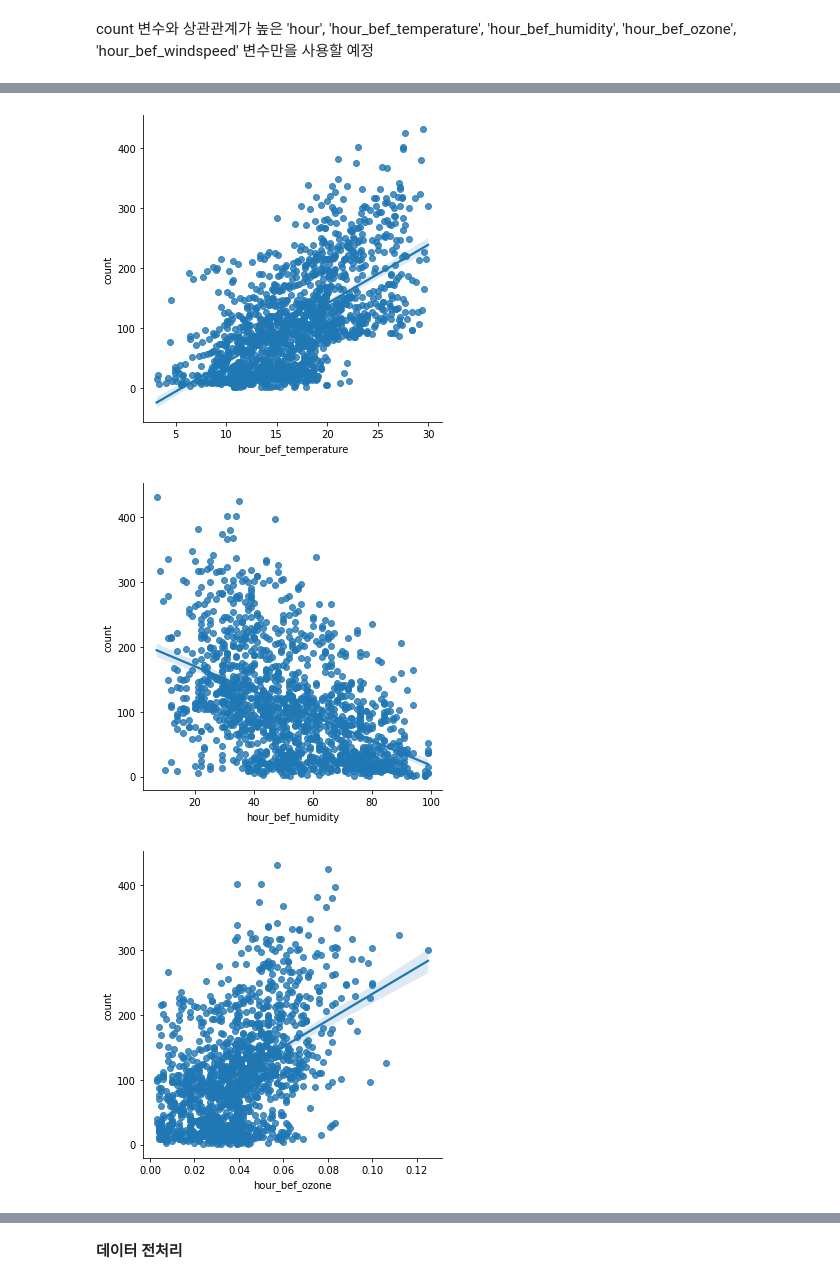
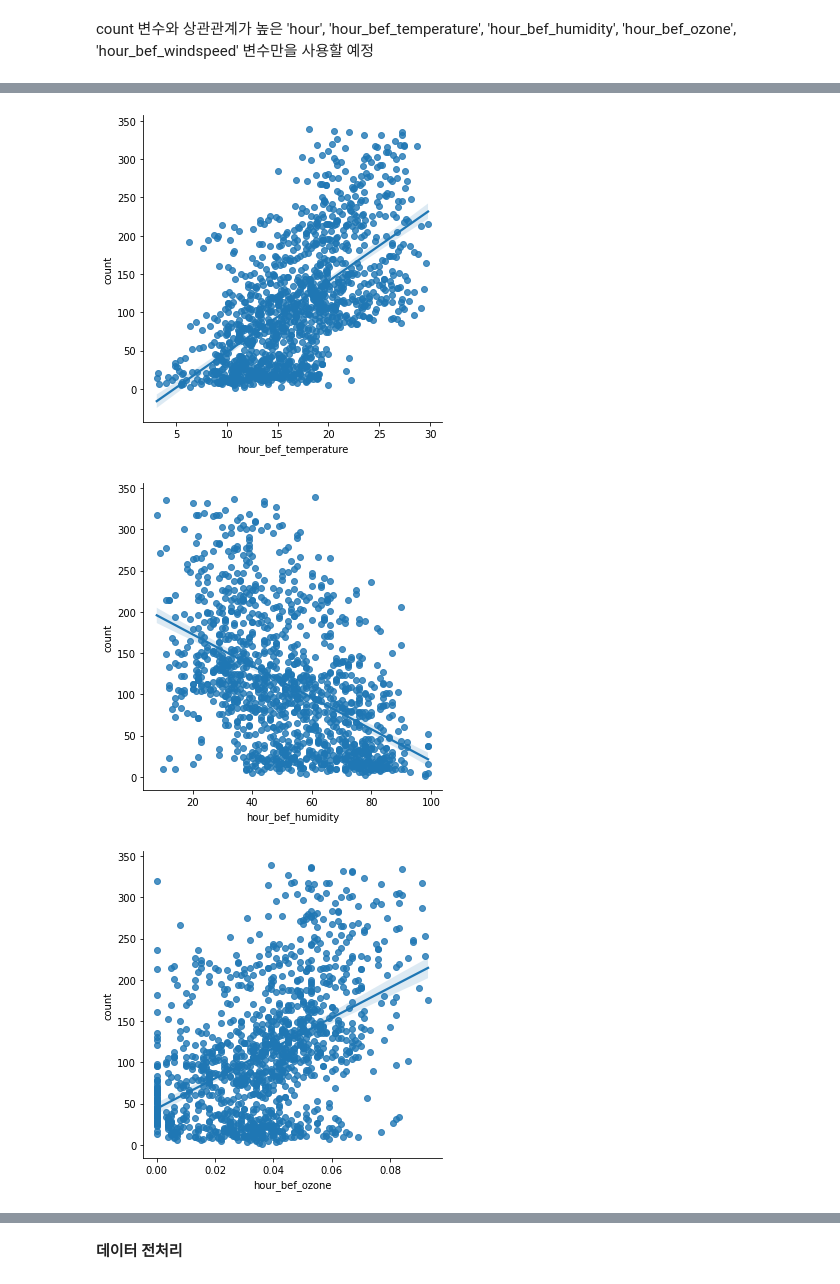
Before and after one commit to jiw3026/SML, a Jupyter notebook: Untitled1.ipynb, the cells around one changed output, grey strips where cells are left out. Drawn from its saved outputs; the diff is of its cells as text; code cells hidden in the pictures.

```diff
--- a/Untitled1.ipynb
+++ b/Untitled1.ipynb
@@ -23,8 +23,3 @@ test=pd.read_csv('test.csv')
 submission = pd.read_csv('submission.csv')
 # %% [markdown]
 **train, test 데이터 결측값 처리**
-# %%
-train['hour_bef_temperature'] = train['hour_bef_temperature'].fillna(value = train['hour_bef_temperature'].mean())
-train['hour_bef_ozone'] = train['hour_bef_ozone'].fillna(value = train['hour_bef_ozone'].mean())
-train['hour_bef_windspeed'] = train['hour_bef_windspeed'].fillna(value = train['hour_bef_windspeed'].mean())
-train['hour_bef_humidity'] = train['hour_bef_humidity'].fillna(value = train['hour_bef_humidity'].mean())
@@ -35,0 +26,4 @@ test['hour_bef_humidity'] = test['hour_bef_humidity'].fillna(value = test['hour_
+# %%
+#결측치 0으로 처리
+train.fillna(0,inplace = True)
+test.fillna(0,inplace = True)
@@ -35,0 +32,13 @@ test['hour_bef_humidity'] = test['hour_bef_humidity'].fillna(value = test['hour_
+# %%
+#이상치 처리(IQR 25%~75%)
+colL  = ['hour','hour_bef_temperature', 'hour_bef_precipitation', 'hour_bef_windspeed', 'hour_bef_humidity', 'hour_bef_visibility', 'hour_bef_visibility',
+      'hour_bef_ozone', 'hour_bef_pm10', 'hour_bef_pm2.5', 'count']
+
+train_iqr = train.copy()
+for col in colL:
+  Q1 = train_iqr[col].quantile(.25)
+  Q3 = train_iqr[col].quantile(.75)
+  IQR = Q3 - Q1
+  train_del = train_iqr[((Q1-1.5*IQR) > train_iqr[col]) | ((Q3+1.5*IQR) < train_iqr[col])]
+  train_iqr = train_iqr.drop(train_del.index, axis=0)
+train_iqr
@@ -86,13 +109,13 @@ ax=sns.lmplot(x="hour", y="count", data = train)
 # %%
-ax=sns.lmplot(x="hour_bef_temperature", y="count", data = train)
+ax=sns.lmplot(x="hour_bef_temperature", y="count", data = train_iqr)
 # %% [output]
-[figure, old version]
+[figure, new version]
 # %%
-ax=sns.lmplot(x="hour_bef_humidity", y="count", data = train)
+ax=sns.lmplot(x="hour_bef_humidity", y="count", data = train_iqr)
 # %% [output]
-[figure, old version]
+[figure, new version]
 # %%
-ax=sns.lmplot(x="hour_bef_ozone", y="count", data = train)
+ax=sns.lmplot(x="hour_bef_ozone", y="count", data =train_iqr)
 # %% [output]
-[figure, old version]
+[figure, new version]
 # %%
```
Also changed, not shown: parts of 16 cells of this notebook.
